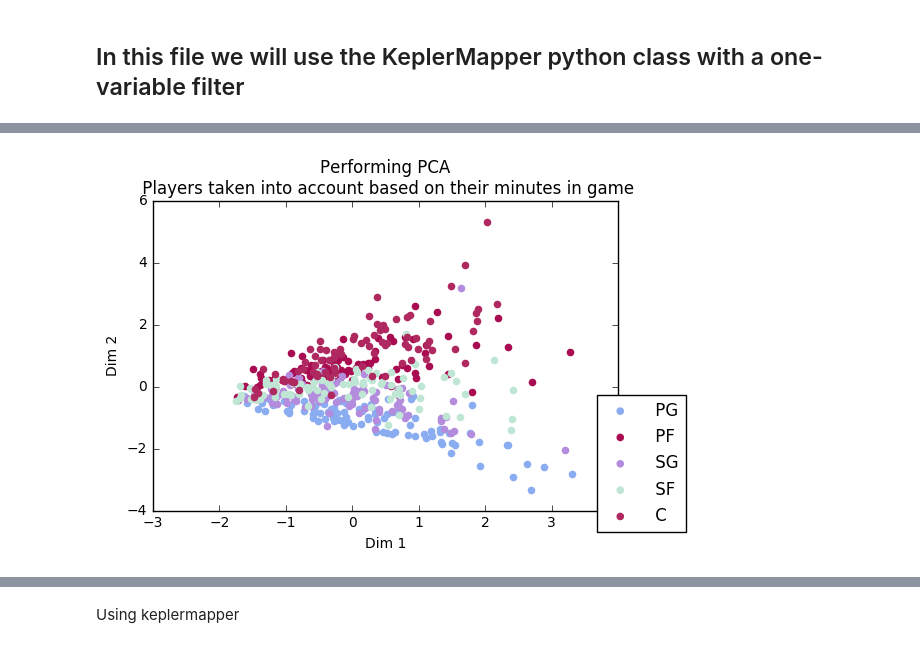
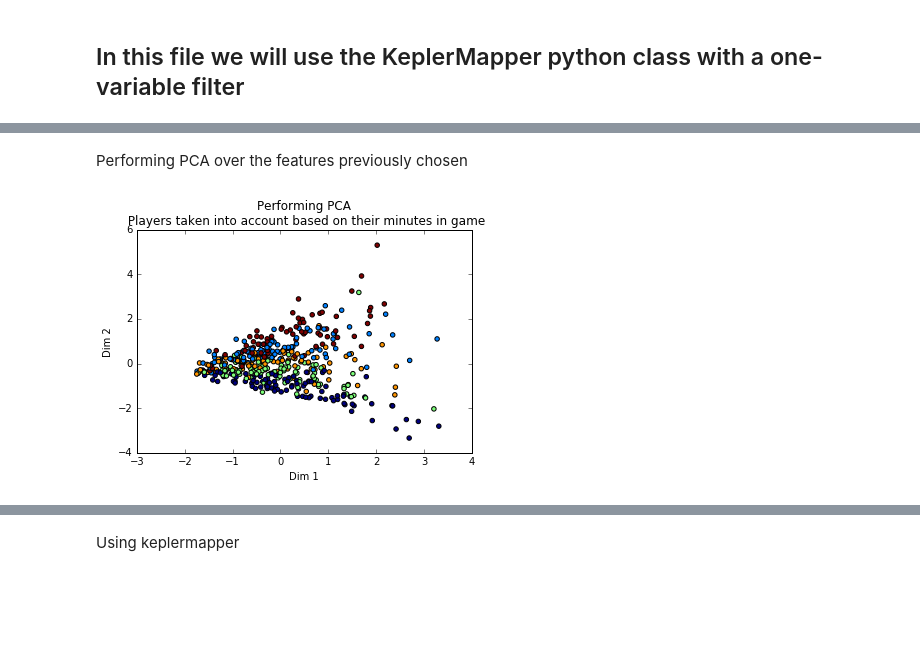
Before and after one commit to Gabriel-Azevedo-Ferreira/TDA-NBA, a Jupyter notebook: notebooks/KeplerMapper/KeplerMapper_with_svds.ipynb, the cells around one changed output, grey strips where cells are left out. Cells and saved outputs as stored; diff of their text form; code cells hidden in the pictures; blank space fills up the shorter version.

```diff
--- a/notebooks/KeplerMapper/KeplerMapper_with_svds.ipynb
+++ b/notebooks/KeplerMapper/KeplerMapper_with_svds.ipynb
@@ -414,3 +23,6 @@ from sklearn.decomposition import PCA
 #Visualization param
 pd.options.display.max_columns = None
 pd.options.display.max_rows = None
+
+df = pd.read_csv('../../Data/NBA-data-With-Positions.csv')
+positions = df['PosicAbbrev']
@@ -419,6 +29,12 @@ df = pd.read_csv('../../Data/NBA-data-With-Positions.csv')
+# %% [markdown]
+Performing PCA over the features previously chosen
 # %%
+# selecting features
+chosen_features = ['REB','AST','TOV','STL','BLK','PF','PTS']
+df = df[chosen_features]
+
+# converting positions into numbers (only useful for plotting)
 dict = {' PG': 1, ' PF': 2, ' SG' : 3, ' SF' : 4, ' C' : 5}
 invdict = {v: k for k, v in dict.iteritems()}
 
-position_labels = [dict[x] for x in df['PosicAbbrev']]
-df_numVar = df.select_dtypes(include=['number']).drop('Unnamed: 0',1)
+position_labels = [dict[x] for x in positions]
@@ -427,32 +41,18 @@ newdf = df_numVar.as_matrix()
 # %%
-auxnames = ['REB','AST','TOV','STL','BLK','PF','PTS']
-df_final = df_numVar[auxnames]
-
-df_scaled = sk.preprocessing.scale(df_final)
+df_scaled = sk.preprocessing.scale(df)
 pca = sk.decomposition.PCA(n_components=2, whiten=True)
-df_red = pca.fit_transform(df_scaled)
+df_red = pca.fit_transform(df_scaled) # the transformed dataset
 
 statesN = [1,2,3,4,5]
 states = [invdict[x] for x in statesN]
 states
 
 import matplotlib.patches as mpatches
 pylab.title("Performing PCA\n Players taken into account based on their minutes in game")
 pylab.xlabel("Dim 1")
 pylab.ylabel("Dim 2")
-#pylab.scatter(df_red[:, 0], df_red[:, 1], c=position_labels)
-
-states = [invdict[x] for x in [1,2,3,4,5]]
-for i,l in enumerate(states):
-    x = []
-    y = []
-    for j,_ in enumerate(df_red[:, 0]):
-        if position_labels[j] == i+1:
-            x.append(df_red[j,0])
-            y.append(df_red[j,1])
-    pylab.scatter(x,y,label=l,color = np.random.rand(3,1) )
-
+pylab.scatter(df_red[:, 0], df_red[:, 1], c=position_labels)
 pylab.legend(loc='upper center', bbox_to_anchor=(1.05, .4) ,scatterpoints = 1)
 pylab.show()
 # %% [output]
-[figure, old version]
+[figure, new version]
```
Also changed, not shown: parts of 11 cells of this notebook, 1 other file.
